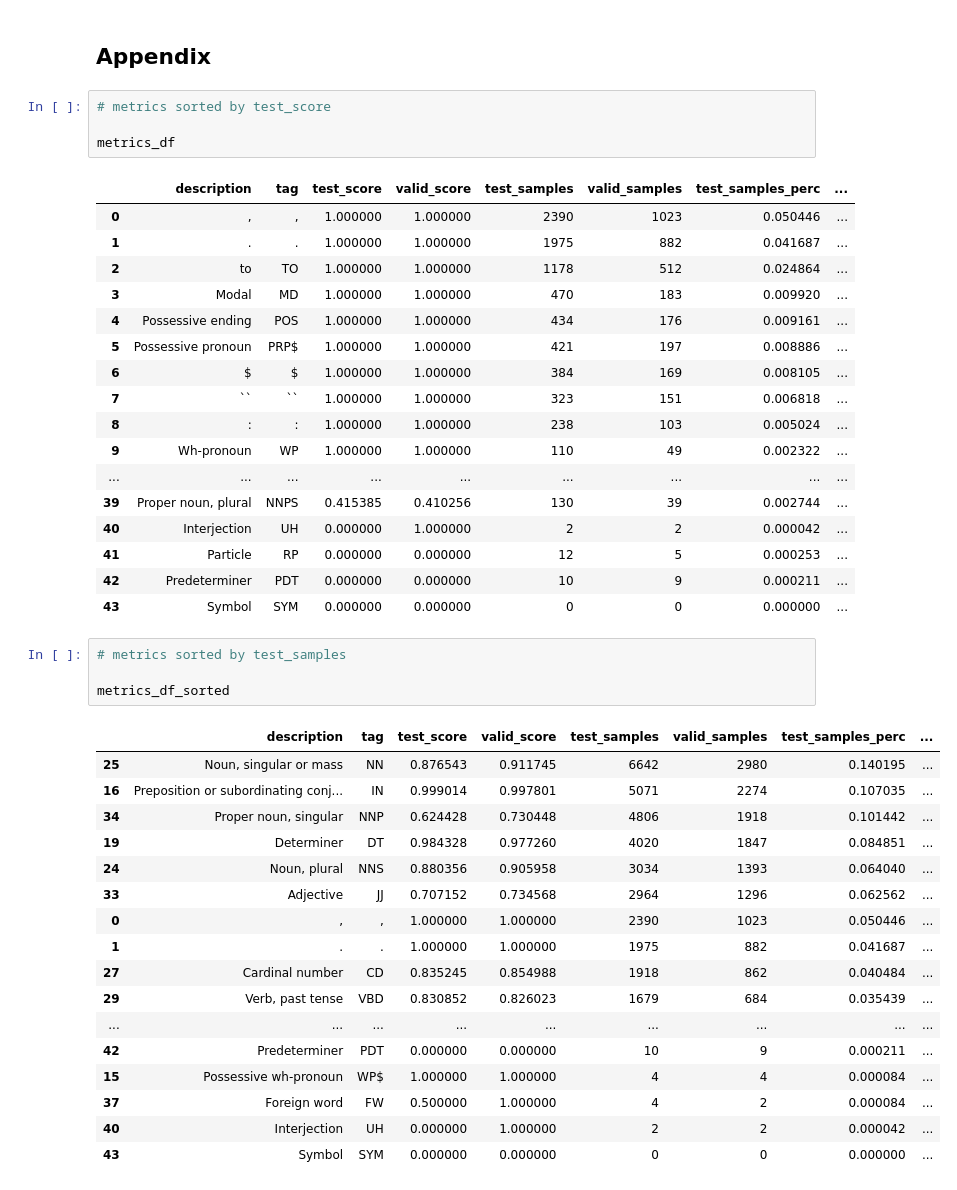
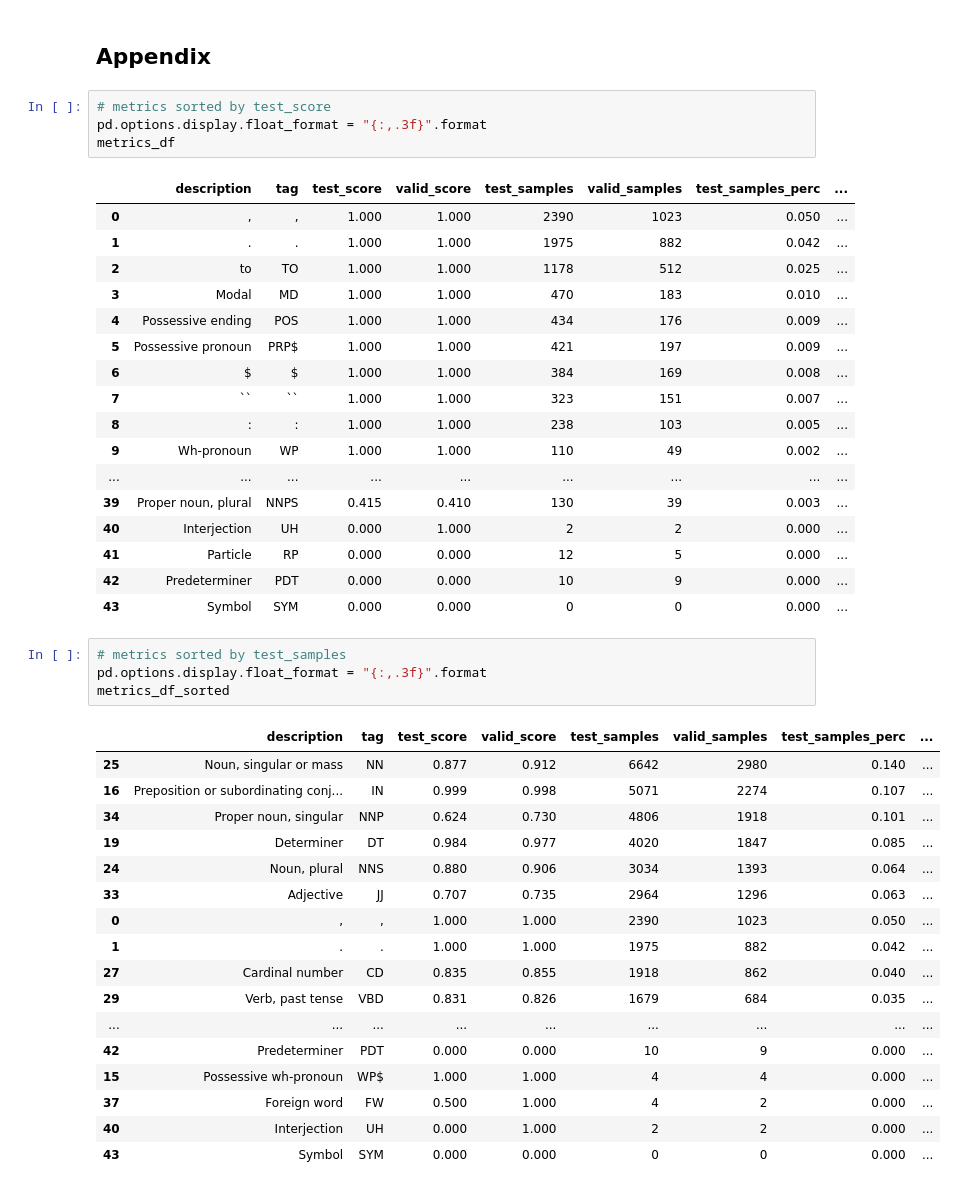
Before and after one commit to HeleneFabia/pos-tagger, a Jupyter notebook: postagger.ipynb, the cells around one changed output. Cells and saved outputs as stored; diff of their text form.

```diff
--- a/postagger.ipynb
+++ b/postagger.ipynb
@@ -412,45 +412,45 @@ Comparing predictions and ground truth sample by sample might also provide some
 ## Appendix
 # %%
 # metrics sorted by test_score
-
+pd.options.display.float_format = "{:,.3f}".format
 metrics_df
 # %% [output]
 |  | description | tag | test_score | valid_score | test_samples | valid_samples | test_samples_perc | ... |
-| 0 | , | , | 1.000000 | 1.000000 | 2390 | 1023 | 0.050446 | ... |
-| 1 | . | . | 1.000000 | 1.000000 | 1975 | 882 | 0.041687 | ... |
-| 2 | to | TO | 1.000000 | 1.000000 | 1178 | 512 | 0.024864 | ... |
-| 3 | Modal | MD | 1.000000 | 1.000000 | 470 | 183 | 0.009920 | ... |
-| 4 | Possessive ending | POS | 1.000000 | 1.000000 | 434 | 176 | 0.009161 | ... |
-| 5 | Possessive pronoun | PRP$ | 1.000000 | 1.000000 | 421 | 197 | 0.008886 | ... |
-| 6 | $ | $ | 1.000000 | 1.000000 | 384 | 169 | 0.008105 | ... |
-| 7 | `` | `` | 1.000000 | 1.000000 | 323 | 151 | 0.006818 | ... |
-| 8 | : | : | 1.000000 | 1.000000 | 238 | 103 | 0.005024 | ... |
-| 9 | Wh-pronoun | WP | 1.000000 | 1.000000 | 110 | 49 | 0.002322 | ... |
+| 0 | , | , | 1.000 | 1.000 | 2390 | 1023 | 0.050 | ... |
+| 1 | . | . | 1.000 | 1.000 | 1975 | 882 | 0.042 | ... |
+| 2 | to | TO | 1.000 | 1.000 | 1178 | 512 | 0.025 | ... |
+| 3 | Modal | MD | 1.000 | 1.000 | 470 | 183 | 0.010 | ... |
+| 4 | Possessive ending | POS | 1.000 | 1.000 | 434 | 176 | 0.009 | ... |
+| 5 | Possessive pronoun | PRP$ | 1.000 | 1.000 | 421 | 197 | 0.009 | ... |
+| 6 | $ | $ | 1.000 | 1.000 | 384 | 169 | 0.008 | ... |
+| 7 | `` | `` | 1.000 | 1.000 | 323 | 151 | 0.007 | ... |
+| 8 | : | : | 1.000 | 1.000 | 238 | 103 | 0.005 | ... |
+| 9 | Wh-pronoun | WP | 1.000 | 1.000 | 110 | 49 | 0.002 | ... |
 | ... | ... | ... | ... | ... | ... | ... | ... | ... |
-| 39 | Proper noun, plural | NNPS | 0.415385 | 0.410256 | 130 | 39 | 0.002744 | ... |
-| 40 | Interjection | UH | 0.000000 | 1.000000 | 2 | 2 | 0.000042 | ... |
-| 41 | Particle | RP | 0.000000 | 0.000000 | 12 | 5 | 0.000253 | ... |
-| 42 | Predeterminer | PDT | 0.000000 | 0.000000 | 10 | 9 | 0.000211 | ... |
-| 43 | Symbol | SYM | 0.000000 | 0.000000 | 0 | 0 | 0.000000 | ... |
+| 39 | Proper noun, plural | NNPS | 0.415 | 0.410 | 130 | 39 | 0.003 | ... |
+| 40 | Interjection | UH | 0.000 | 1.000 | 2 | 2 | 0.000 | ... |
+| 41 | Particle | RP | 0.000 | 0.000 | 12 | 5 | 0.000 | ... |
+| 42 | Predeterminer | PDT | 0.000 | 0.000 | 10 | 9 | 0.000 | ... |
+| 43 | Symbol | SYM | 0.000 | 0.000 | 0 | 0 | 0.000 | ... |
 # %%
 # metrics sorted by test_samples
-
+pd.options.display.float_format = "{:,.3f}".format
 metrics_df_sorted
 # %% [output]
 |  | description | tag | test_score | valid_score | test_samples | valid_samples | test_samples_perc | ... |
-| 25 | Noun, singular or mass | NN | 0.876543 | 0.911745 | 6642 | 2980 | 0.140195 | ... |
-| 16 | Preposition or subordinating conj... | IN | 0.999014 | 0.997801 | 5071 | 2274 | 0.107035 | ... |
-| 34 | Proper noun, singular | NNP | 0.624428 | 0.730448 | 4806 | 1918 | 0.101442 | ... |
-| 19 | Determiner | DT | 0.984328 | 0.977260 | 4020 | 1847 | 0.084851 | ... |
-| 24 | Noun, plural | NNS | 0.880356 | 0.905958 | 3034 | 1393 | 0.064040 | ... |
-| 33 | Adjective | JJ | 0.707152 | 0.734568 | 2964 | 1296 | 0.062562 | ... |
-| 0 | , | , | 1.000000 | 1.000000 | 2390 | 1023 | 0.050446 | ... |
-| 1 | . | . | 1.000000 | 1.000000 | 1975 | 882 | 0.041687 | ... |
-| 27 | Cardinal number | CD | 0.835245 | 0.854988 | 1918 | 862 | 0.040484 | ... |
-| 29 | Verb, past tense | VBD | 0.830852 | 0.826023 | 1679 | 684 | 0.035439 | ... |
+| 25 | Noun, singular or mass | NN | 0.877 | 0.912 | 6642 | 2980 | 0.140 | ... |
+| 16 | Preposition or subordinating conj... | IN | 0.999 | 0.998 | 5071 | 2274 | 0.107 | ... |
+| 34 | Proper noun, singular | NNP | 0.624 | 0.730 | 4806 | 1918 | 0.101 | ... |
+| 19 | Determiner | DT | 0.984 | 0.977 | 4020 | 1847 | 0.085 | ... |
+| 24 | Noun, plural | NNS | 0.880 | 0.906 | 3034 | 1393 | 0.064 | ... |
+| 33 | Adjective | JJ | 0.707 | 0.735 | 2964 | 1296 | 0.063 | ... |
+| 0 | , | , | 1.000 | 1.000 | 2390 | 1023 | 0.050 | ... |
+| 1 | . | . | 1.000 | 1.000 | 1975 | 882 | 0.042 | ... |
+| 27 | Cardinal number | CD | 0.835 | 0.855 | 1918 | 862 | 0.040 | ... |
+| 29 | Verb, past tense | VBD | 0.831 | 0.826 | 1679 | 684 | 0.035 | ... |
 | ... | ... | ... | ... | ... | ... | ... | ... | ... |
-| 42 | Predeterminer | PDT | 0.000000 | 0.000000 | 10 | 9 | 0.000211 | ... |
-| 15 | Possessive wh-pronoun | WP$ | 1.000000 | 1.000000 | 4 | 4 | 0.000084 | ... |
-| 37 | Foreign word | FW | 0.500000 | 1.000000 | 4 | 2 | 0.000084 | ... |
-| 40 | Interjection | UH | 0.000000 | 1.000000 | 2 | 2 | 0.000042 | ... |
-| 43 | Symbol | SYM | 0.000000 | 0.000000 | 0 | 0 | 0.000000 | ... |
+| 42 | Predeterminer | PDT | 0.000 | 0.000 | 10 | 9 | 0.000 | ... |
+| 15 | Possessive wh-pronoun | WP$ | 1.000 | 1.000 | 4 | 4 | 0.000 | ... |
+| 37 | Foreign word | FW | 0.500 | 1.000 | 4 | 2 | 0.000 | ... |
+| 40 | Interjection | UH | 0.000 | 1.000 | 2 | 2 | 0.000 | ... |
+| 43 | Symbol | SYM | 0.000 | 0.000 | 0 | 0 | 0.000 | ... |
```
